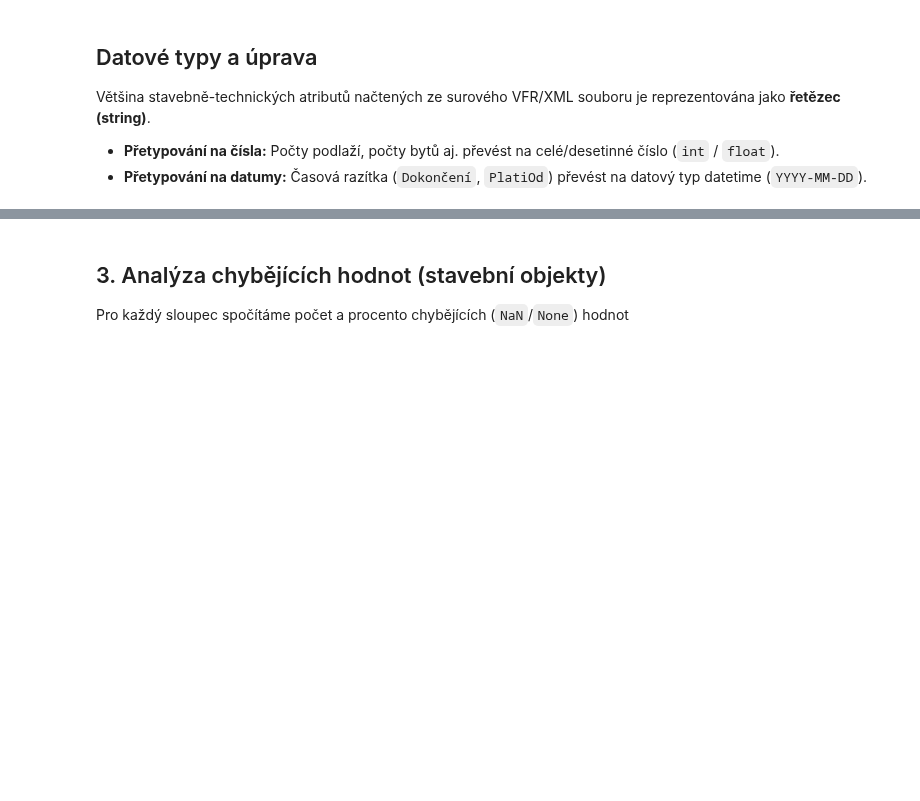
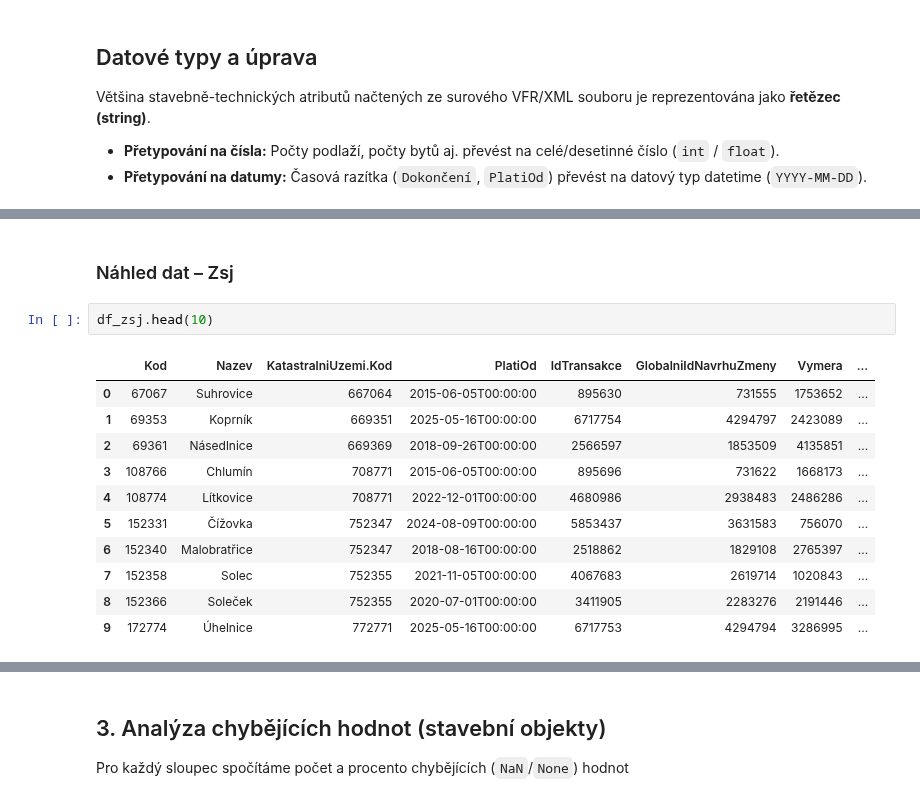
Before and after one commit to opendatalabcz/development-geodata, a Jupyter notebook: analyza/ruian_vfr_aktualni_profiling_stat.ipynb, the cells around one changed output, grey strips where cells are left out. Drawn from its saved outputs; the diff is of its cells as text; blank space fills up the shorter version.

```diff
--- a/analyza/ruian_vfr_aktualni_profiling_stat.ipynb
+++ b/analyza/ruian_vfr_aktualni_profiling_stat.ipynb
@@ -390,0 +405,16 @@ df_so.head(10)
+# %% [markdown]
+### Náhled dat – Zsj
+# %%
+df_zsj.head(10)
+# %% [output]
+|  | Kod | Nazev | KatastralniUzemi.Kod | PlatiOd | IdTransakce | GlobalniIdNavrhuZmeny | Vymera | ... |
+| 0 | 67067 | Suhrovice | 667064 | 2015-06-05T00:00:00 | 895630 | 731555 | 1753652 | ... |
+| 1 | 69353 | Koprník | 669351 | 2025-05-16T00:00:00 | 6717754 | 4294797 | 2423089 | ... |
+| 2 | 69361 | Násedlnice | 669369 | 2018-09-26T00:00:00 | 2566597 | 1853509 | 4135851 | ... |
+| 3 | 108766 | Chlumín | 708771 | 2015-06-05T00:00:00 | 895696 | 731622 | 1668173 | ... |
+| 4 | 108774 | Lítkovice | 708771 | 2022-12-01T00:00:00 | 4680986 | 2938483 | 2486286 | ... |
+| 5 | 152331 | Čížovka | 752347 | 2024-08-09T00:00:00 | 5853437 | 3631583 | 756070 | ... |
+| 6 | 152340 | Malobratřice | 752347 | 2018-08-16T00:00:00 | 2518862 | 1829108 | 2765397 | ... |
+| 7 | 152358 | Solec | 752355 | 2021-11-05T00:00:00 | 4067683 | 2619714 | 1020843 | ... |
+| 8 | 152366 | Soleček | 752355 | 2020-07-01T00:00:00 | 3411905 | 2283276 | 2191446 | ... |
+| 9 | 172774 | Úhelnice | 772771 | 2025-05-16T00:00:00 | 6717753 | 4294794 | 3286995 | ... |
```
Also changed, not shown: parts of 9 cells of this notebook, 6 other files.
